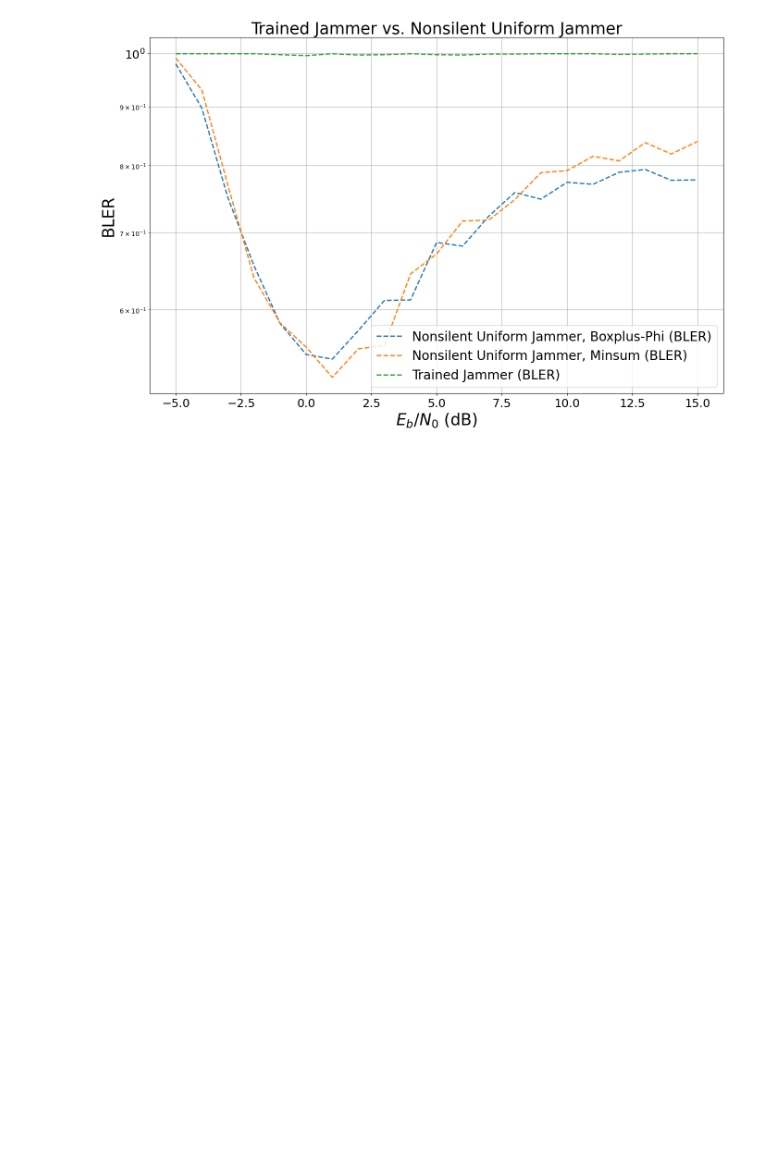
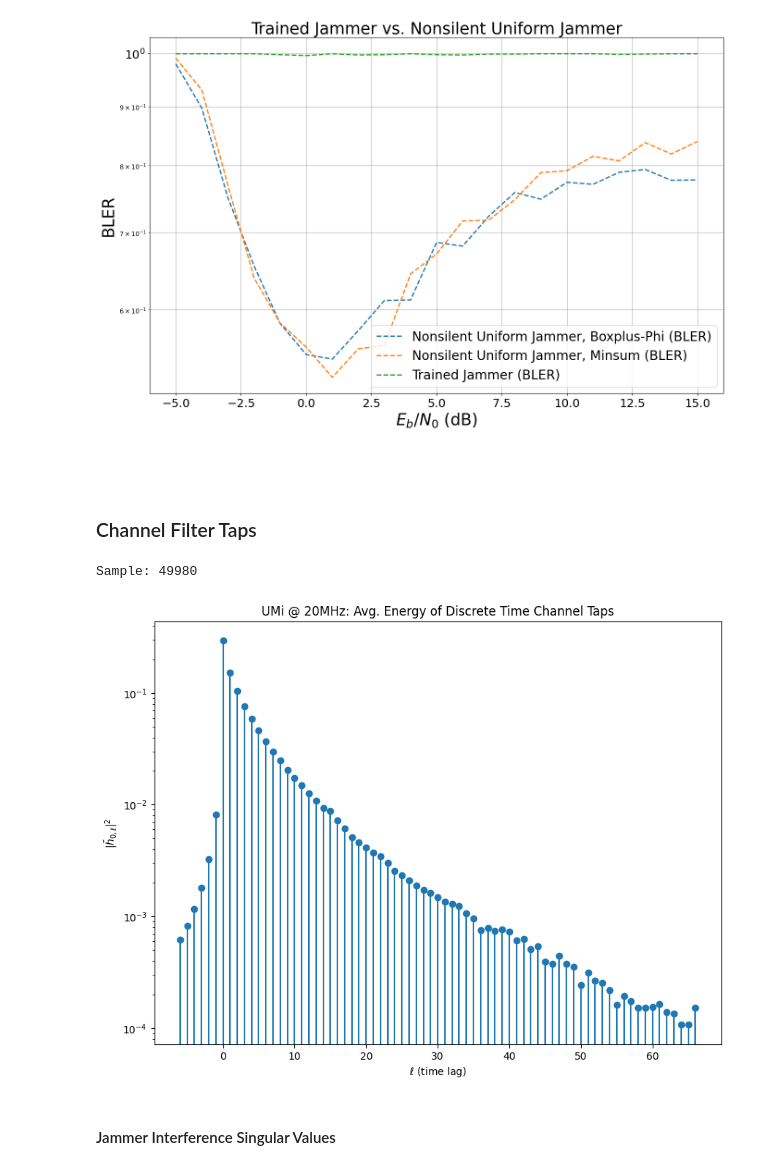
Before and after one commit to IIP-Group/pyjama, a Jupyter notebook: simulations/presentation.ipynb, the cells around one changed output. Cells and saved outputs as stored; diff of their text form; code cells hidden in the pictures; blank space fills up the shorter version.

Commit message:
time-domain visualization

```diff
--- a/simulations/presentation.ipynb
+++ b/simulations/presentation.ipynb
@@ -462,3 +463,14 @@ EbNo [dB] |        BER |       BLER |  bit errors |    num bits | block errors |
 [figure]
 # %% [markdown]
 ##
+# %% [markdown]
+### Channel Filter Taps
+# %%
+from jammer.channel_visualization import visualize_channel_filter_taps
+
+visualize_channel_filter_taps(scenario='umi', bandwidth=2.e7, resample_topology=True, num_cir_samples=50000)
+# %% [output]
+Sample: 49980
+[figure, added]
+# %% [markdown]
+#### Jammer Interference Singular Values
```
Also changed, not shown: parts of 2 cells of this notebook, 1 other file.
